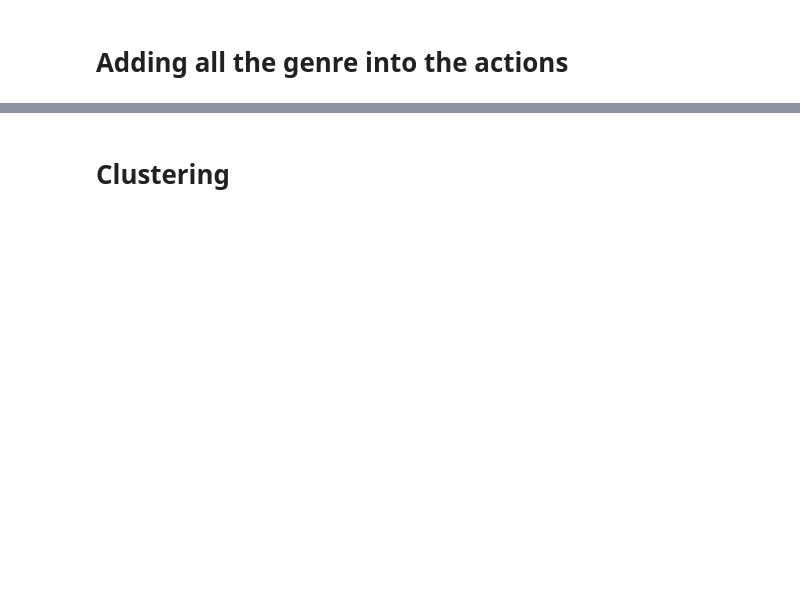
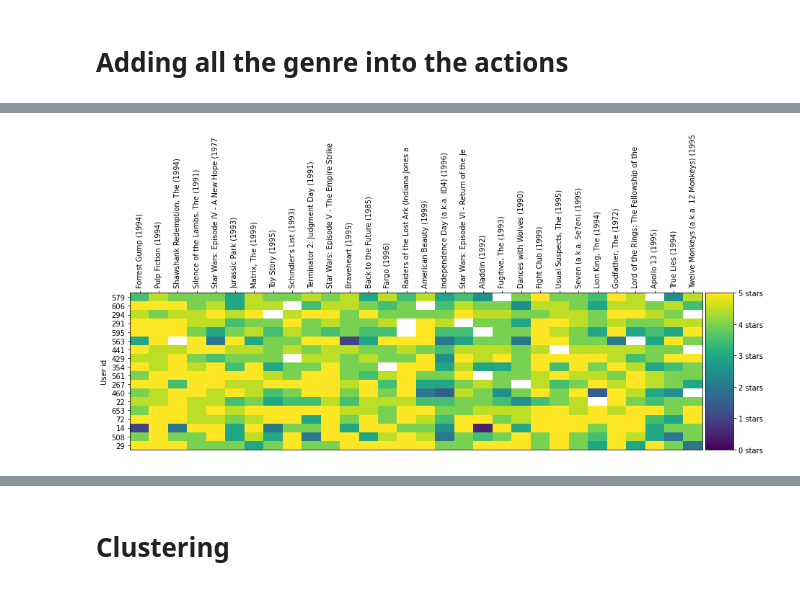
Before and after one commit to kartikeyshaurya/Covid_19_Days, a Jupyter notebook: 8Customer_Segmentation/K_means.ipynb, the cells around one changed output, grey strips where cells are left out. Saved outputs shown, nothing was run; the diff lists cells and outputs as text; code cells hidden in the pictures; blank space fills up the shorter version.

```diff
--- a/8Customer_Segmentation/K_means.ipynb
+++ b/8Customer_Segmentation/K_means.ipynb
@@ -216,0 +251,6 @@ ax.yaxis.grid(True, which='both')
+# %%
+ratings_title = pd.merge(ratings, movies[['movieId', 'title']], on='movieId' )
+user_movie_ratings = pd.pivot_table(ratings_title, index='userId', columns= 'title', values='rating')
+
+print('dataset dimensions: ', user_movie_ratings.shape, '\n\nSubset example:')
+user_movie_ratings.iloc[:100, :10]
@@ -216,0 +281,7 @@ ax.yaxis.grid(True, which='both')
+# %%
+n_movies = 30
+n_users = 18
+most_rated_movies_users_selection = helper.sort_by_rating_density(user_movie_ratings, n_movies, n_users)
+
+print('dataset dimensions: ', most_rated_movies_users_selection.shape)
+most_rated_movies_users_selection.head()
@@ -216,0 +297,4 @@ ax.yaxis.grid(True, which='both')
+# %%
+helper.draw_movies_heatmap(most_rated_movies_users_selection)
+# %% [output]
+[figure, added]
```
Also changed, not shown: parts of 16 cells of this notebook.
